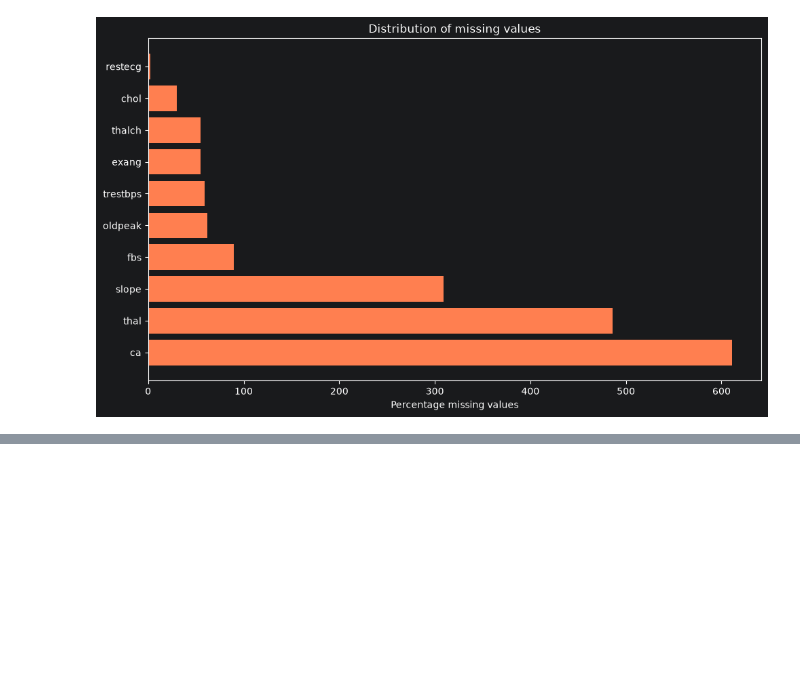
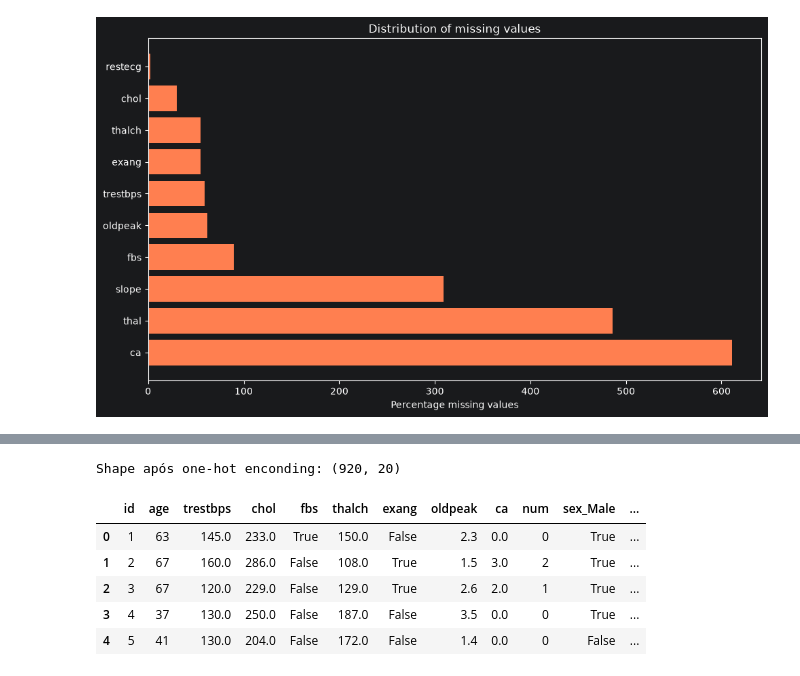
Before and after one commit to EberteSampaio/Analise-UCI-Heart-Disease-Data, a Jupyter notebook: main.ipynb, the cells around one changed output, grey strips where cells are left out. Drawn from its saved outputs; the diff is of its cells as text; code cells hidden in the pictures; blank space fills up the shorter version.

```diff
--- a/main.ipynb
+++ b/main.ipynb
@@ -214,3 +214,19 @@ num         0
 dtype: int64
 # %%
 data_frame_clean.drop(columns='dataset', inplace=True)
+
+categorical_columns = ['sex', 'cp', 'restecg','slope', 'thal']
+
+#One-hot econding das variáveis categoricas mais importantes
+data_frame_encoded = pd.get_dummies(data_frame_clean, columns=categorical_columns, drop_first=True)
+
+print(f"Shape após one-hot enconding: {data_frame_encoded.shape}")
+data_frame_encoded.head()
+# %% [output]
+Shape após one-hot enconding: (920, 20)
+|  | id | age | trestbps | chol | fbs | thalch | exang | oldpeak | ca | num | sex_Male | ... |
+| 0 | 1 | 63 | 145.0 | 233.0 | True | 150.0 | False | 2.3 | 0.0 | 0 | True | ... |
+| 1 | 2 | 67 | 160.0 | 286.0 | False | 108.0 | True | 1.5 | 3.0 | 2 | True | ... |
+| 2 | 3 | 67 | 120.0 | 229.0 | False | 129.0 | True | 2.6 | 2.0 | 1 | True | ... |
+| 3 | 4 | 37 | 130.0 | 250.0 | False | 187.0 | False | 3.5 | 0.0 | 0 | True | ... |
+| 4 | 5 | 41 | 130.0 | 204.0 | False | 172.0 | False | 1.4 | 0.0 | 0 | False | ... |
```
Also changed, not shown: parts of 1 cell of this notebook.
